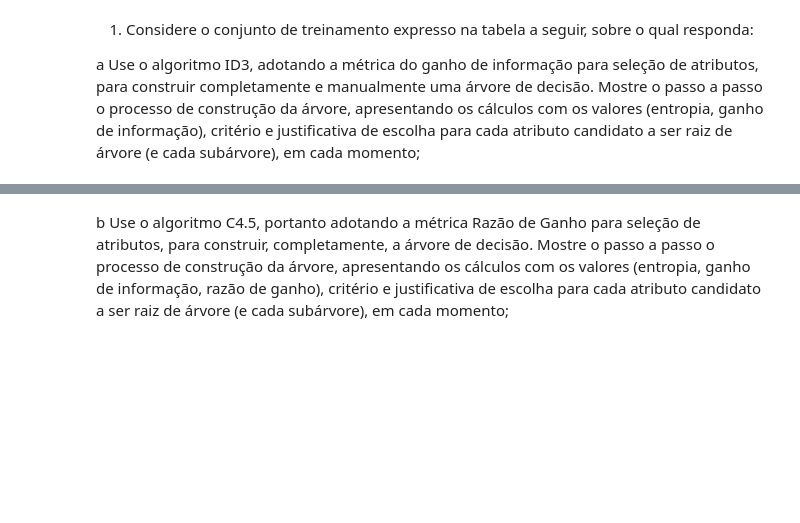
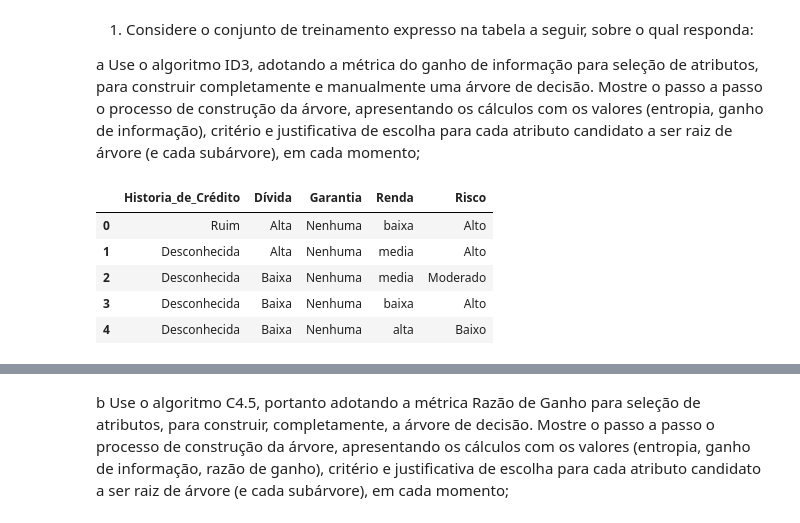
Before and after one commit to Reis25/AprendizadoDeMquinas, a Jupyter notebook: Lista5_AM_DemetriosReis.ipynb, the cells around one changed output, grey strips where cells are left out. Saved outputs shown, nothing was run; the diff lists cells and outputs as text; code cells hidden in the pictures; blank space fills up the shorter version.

```diff
--- a/Lista5_AM_DemetriosReis.ipynb
+++ b/Lista5_AM_DemetriosReis.ipynb
@@ -20,9 +20,19 @@ atributo candidato a ser raiz de árvore (e cada subárvore), em cada momento;
 # %%
 import numpy as np
 import pandas as pd
-import matplotlib as plt
+import matplotlib.pyplot as plt
 from math import log
+import seaborn as sns
 
-url1 = 'https://raw.githubusercontent.com/Reis25/Testes_py/master/jogar_tenis.csv'
+url1 = 'https://raw.githubusercontent.com/Reis25/Testes_py/master/risco_de_credito.csv'
 
-data_frame = pd.read_csv(url1)
+df = pd.read_csv(url1)
+
+df.head()
+# %% [output]
+|  | Historia_de_Crédito | Dívida | Garantia | Renda | Risco |
+| 0 | Ruim | Alta | Nenhuma | baixa | Alto |
+| 1 | Desconhecida | Alta | Nenhuma | media | Alto |
+| 2 | Desconhecida | Baixa | Nenhuma | media | Moderado |
+| 3 | Desconhecida | Baixa | Nenhuma | baixa | Alto |
+| 4 | Desconhecida | Baixa | Nenhuma | alta | Baixo |
```
Also changed, not shown: parts of 27 cells of this notebook.
